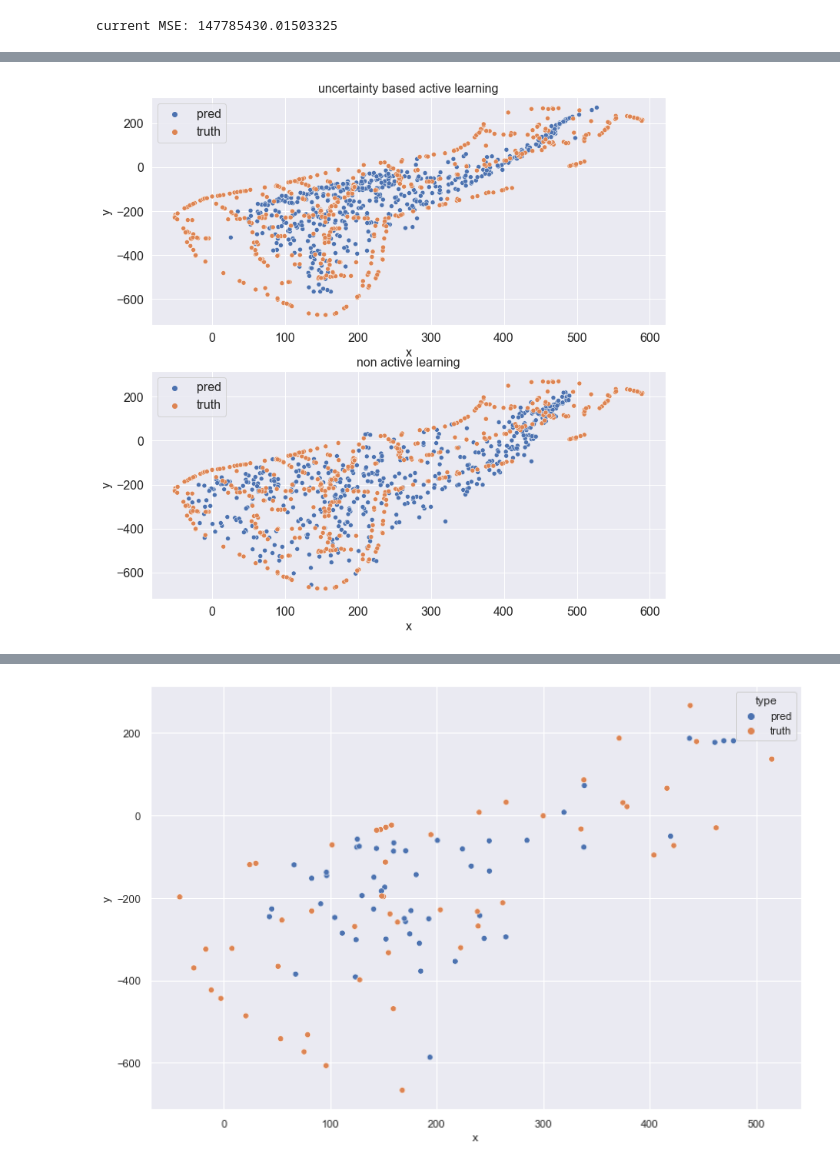
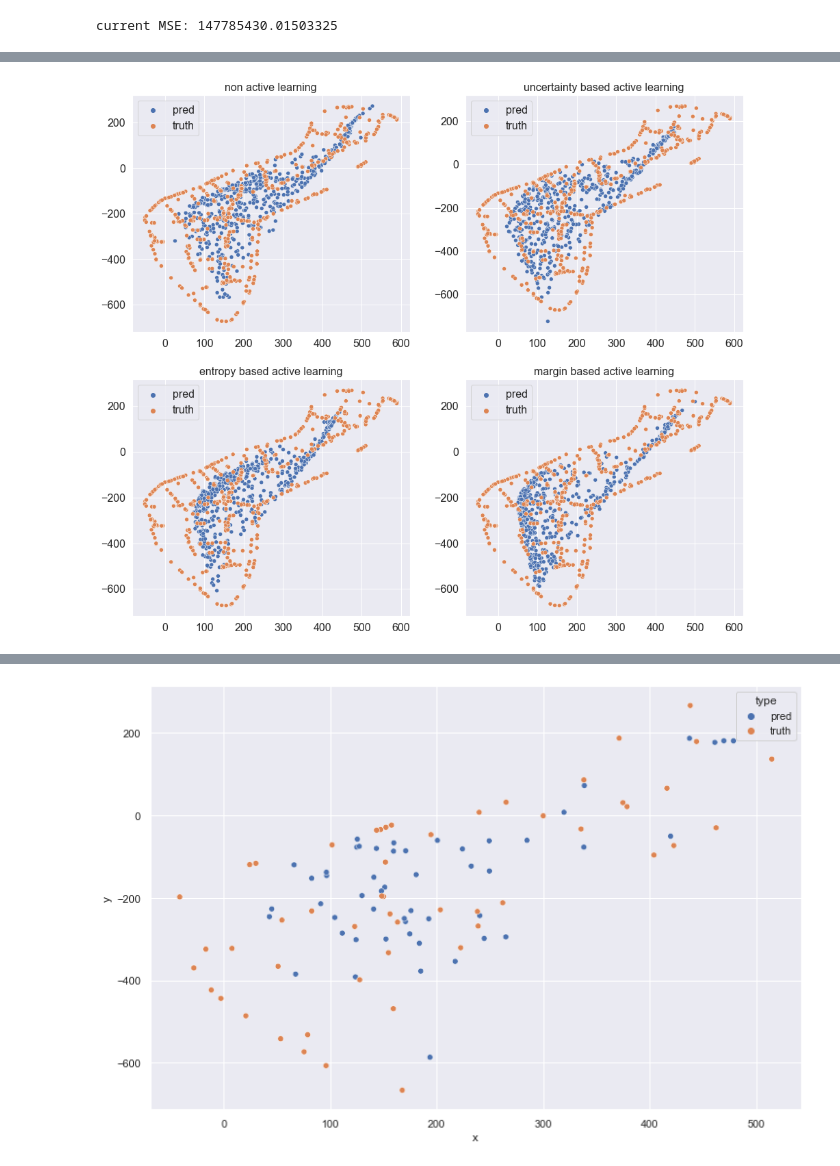
Before and after one commit to telenovelachuan/data_science, a Jupyter notebook: master_project/active_learning.ipynb, the cells around one changed output, grey strips where cells are left out. Cells and saved outputs as stored; diff of their text form; code cells hidden in the pictures.

```diff
--- a/master_project/active_learning.ipynb
+++ b/master_project/active_learning.ipynb
@@ -172,41 +186,80 @@ def compare_predictions(y_test, x_test=None, model=None):
     else:
         preds1 = pd.read_csv(f"preds/{file1}")
     preds1 = preds1[["x", "y", "z"]]
     preds1["type"] = "pred"
     truth = pd.DataFrame(y_test, columns=["x", "y", "z"])
     truth = truth[["x", "y", "z"]]
     truth["type"] = "truth"
     concat1 = pd.concat([preds1, truth], ignore_index=True)
     concat1 = concat1[concat1["x"]<600]
     sns.set()
-    plt.subplots(2, 1, figsize=(12, 12))
+    plt.subplots(2, 2, figsize=(16, 14))
 
-    plt.subplot(2, 1, 1)
+    plt.subplot(2, 2, 1)
     ax1 = sns.scatterplot(x="x", y="y", data=concat1, hue="type")
     fontsize = 16
-    plt.ylabel("y", fontsize=font_size)
-    plt.xlabel("x", fontsize=font_size)
+    #plt.ylabel("y", fontsize=font_size)
+    #plt.xlabel("x", fontsize=font_size)
+    ax1.xaxis.label.set_visible(False)
+    ax1.yaxis.label.set_visible(False)
     plt.legend(prop={'size': font_size})
     plt.xticks(fontsize=font_size)
     plt.yticks(fontsize=font_size)
-    ax1.set_title("uncertainty based active learning", fontsize=fontsize)
+    ax1.set_title("non active learning", fontsize=fontsize)
+
 
     file2 = "cnn_ae_al1_uncertainty_all_preds.csv"
     preds2 = pd.read_csv(f"preds/{file2}")
     preds2 = preds2[["x", "y", "z"]]
     preds2["type"] = "pred"
     concat2 = pd.concat([preds2, truth], ignore_index=True)
     concat2 = concat2[concat2["x"]<600]
-    plt.subplot(2, 1, 2)
+    plt.subplot(2, 2, 2)
     ax2 = sns.scatterplot(x="x", y="y", data=concat2, hue="type")
-    plt.ylabel("y", fontsize=font_size)
-    plt.xlabel("x", fontsize=font_size)
-
+#     plt.ylabel("y", fontsize=font_size)
+#     plt.xlabel("x", fontsize=font_size)
+    ax2.xaxis.label.set_visible(False)
+    ax2.yaxis.label.set_visible(False)
     plt.legend(prop={'size': font_size})
     plt.xticks(fontsize=font_size)
     plt.yticks(fontsize=font_size)
-    ax2.set_title("non active learning", fontsize=fontsize)
+    ax2.set_title("uncertainty based active learning", fontsize=fontsize)
+
+    file3 = "cnn_ae_al1_entropy_all_preds.csv"
+    preds3 = pd.read_csv(f"preds/{file3}")
+    preds3 = preds3[["x", "y", "z"]]
+    preds3["type"] = "pred"
+    concat3 = pd.concat([preds3, truth], ignore_index=True)
+    concat3 = concat3[concat3["x"]<600]
+    plt.subplot(2, 2, 3)
+    ax3 = sns.scatterplot(x="x", y="y", data=concat3, hue="type")
+#     plt.ylabel("y", fontsize=font_size)
+#     plt.xlabel("x", fontsize=font_size)
+    ax3.xaxis.label.set_visible(False)
+    ax3.yaxis.label.set_visible(False)
+    plt.legend(prop={'size': font_size})
+    plt.xticks(fontsize=font_size)
+    plt.yticks(fontsize=font_size)
+    ax3.set_title("entropy based active learning", fontsize=fontsize)
+
+    file4 = "cnn_ae_al1_margin_all_preds.csv"
+    preds4 = pd.read_csv(f"preds/{file4}")
+    preds4 = preds4[["x", "y", "z"]]
+    preds4["type"] = "pred"
+    concat4 = pd.concat([preds4, truth], ignore_index=True)
+    concat4 = concat4[concat4["x"]<600]
+    plt.subplot(2, 2, 4)
+    ax4 = sns.scatterplot(x="x", y="y", data=concat4, hue="type")
+#     plt.ylabel("y", fontsize=font_size)
+#     plt.xlabel("x", fontsize=font_size)
+    ax4.xaxis.label.set_visible(False)
+    ax4.yaxis.label.set_visible(False)
+    plt.legend(prop={'size': font_size})
+    plt.xticks(fontsize=font_size)
+    plt.yticks(fontsize=font_size)
+    ax4.set_title("margin based active learning", fontsize=fontsize)
+
 
 compare_predictions(y_test_ae)
 # %% [output]
-[figure, old version]
+[figure, new version]
```
Also changed, not shown: parts of 17 cells of this notebook, 30 other files.
